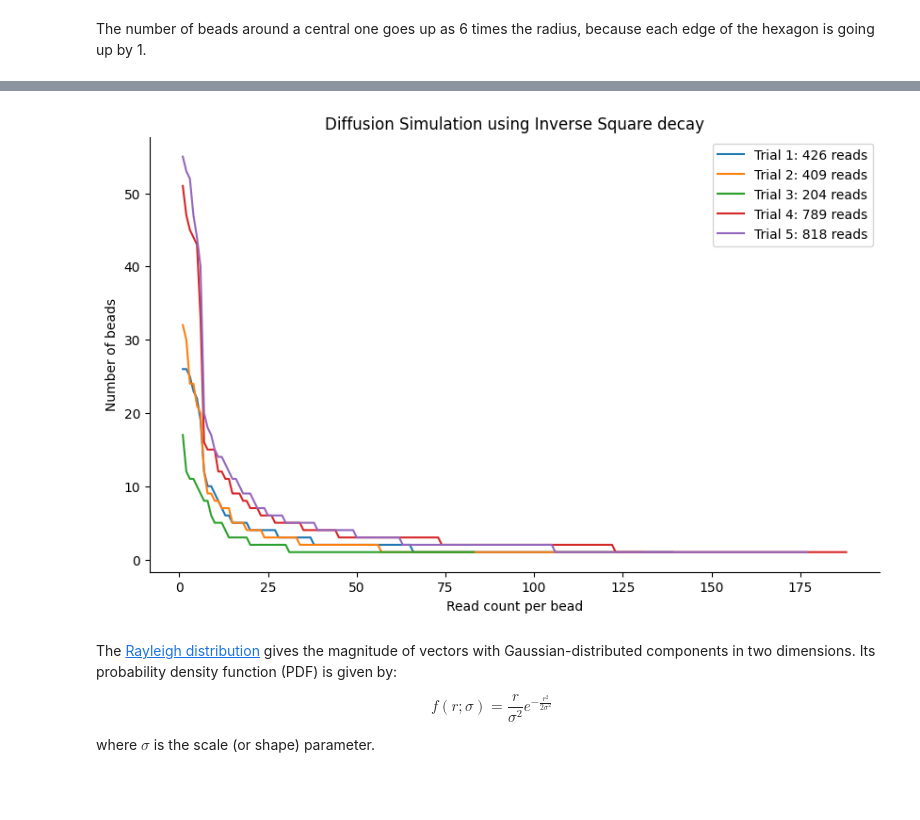
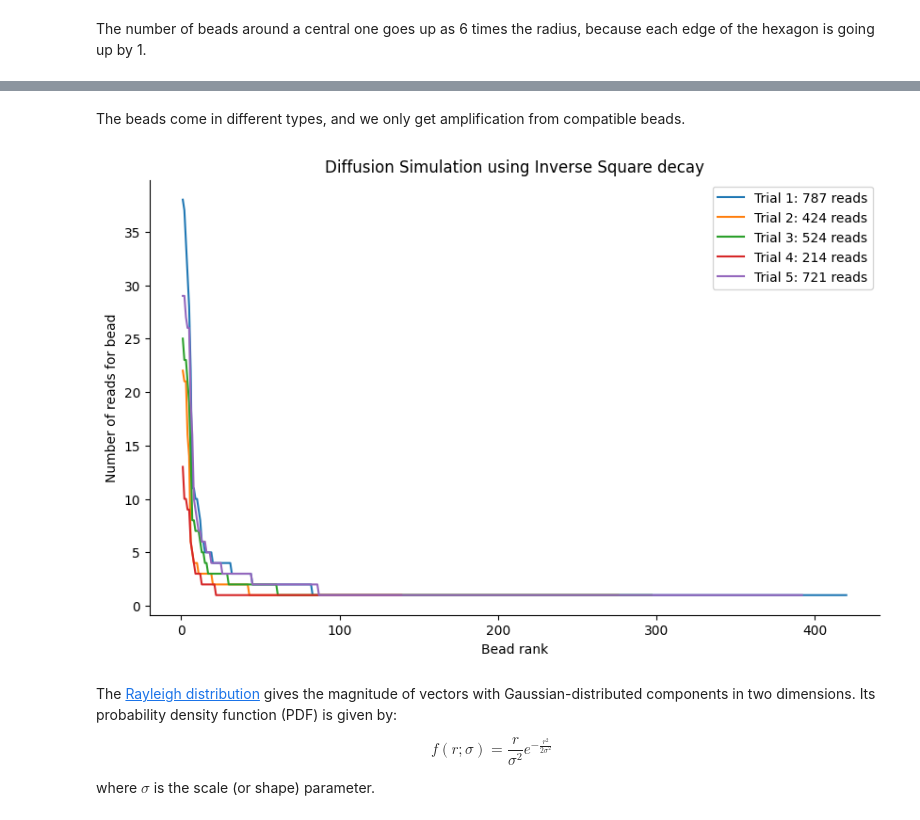
Before and after one commit to matsengrp/sci-space-v2, a Jupyter notebook: notebooks/model-occupancy.ipynb, the cells around one changed output, grey strips where cells are left out. Cells and saved outputs as stored; diff of their text form; code cells hidden in the pictures; blank space fills up the shorter version.

```diff
--- a/notebooks/model-occupancy.ipynb
+++ b/notebooks/model-occupancy.ipynb
@@ -29,6 +29,23 @@ def beads_in_ring(radius):
         int: The number of beads in the ring.
     """
     return 6*radius
+# %% [markdown]
+The beads come in different types, and we only get amplification from compatible beads.
+# %%
+# There are 20 types of beads, and so the probability of a bead being of a given type is 1/20.
+PROB_BEADS_COMPATIBLE = 19/20
+
+def compatible_beads_in_ring(radius):
+    """The number of beads in a ring that are compatible with the beads in the center.
+    This is a radndom variable with a binomial distribution of probability PROB_BEADS_COMPATIBLE.
+
+    Args:
+        radius (int): The radius of the ring.
+
+    Returns:
+        int: The number of compatible beads in the ring.
+    """
+    return np.random.binomial(beads_in_ring(radius), PROB_BEADS_COMPATIBLE)
 # %%
 def prepare_array_for_mutinomial(decay_fn, max_radius):
     """Make the array of weights for the multinomial distribution for the number
@@ -45,7 +62,7 @@ def prepare_array_for_mutinomial(decay_fn, max_radius):
     """
     weights = [0.0]
     for i in range(1, max_radius):
-        weights.extend([decay_fn(i)]*beads_in_ring(i))
+        weights.extend([decay_fn(i)]*compatible_beads_in_ring(i))
 
     weights_array = np.array(weights)
     weights_array = weights_array/np.sum(weights_array)
@@ -95,37 +112,37 @@ def plot_diffusion_simple(decay_fn, decay_name, max_radius, read_count, trials):
 
 def plot_diffusion(decay_fn, decay_name, max_radius, read_count_pdf, trials):
     plt.figure(figsize=(10, 6))
 
     max_y_value = 0  # to help set the yticks later
 
     for trial in range(trials):
         sampled_read_count = read_count_pdf()
         results = simulate_diffusion(decay_fn, max_radius, sampled_read_count)
         max_y_value = max(max_y_value, max(results))
 
         sns.lineplot(x=range(1, len(results) + 1), y=results, lw=1.5, label=f'Trial {trial+1}: {sampled_read_count} reads')
 
-    plt.xlabel("Read count per bead")
-    plt.ylabel("Number of beads")
+    plt.xlabel("Bead rank")
+    plt.ylabel("Number of reads for bead")
     plt.title(f"Diffusion Simulation using {decay_name} decay")
     plt.legend(loc='upper right')
 
     sns.despine()
     plt.show()
 
 
 # Specify a read_count_pdf such that the log of the value is uniformly distributed between the logarithms of 100 and 1000.
 def log_uniform_read_count_pdf():
     log_min = np.log(100)
     log_max = np.log(1000)
     return int(np.exp(np.random.uniform(log_min, log_max)))
 
 
-our_max_radius = 10
+our_max_radius = 50
 decay_fn_inv_square = lambda r: our_max_radius / (r**2) if r != 0 else 1
 plot_diffusion(decay_fn_inv_square, "Inverse Square", our_max_radius, log_uniform_read_count_pdf, 5)
 # %% [output]
-[figure, old version]
+[figure, new version]
 # %% [markdown]
 The [Rayleigh distribution](https://en.wikipedia.org/wiki/Rayleigh_distribution) gives the magnitude of vectors with Gaussian-distributed components in two dimensions. Its probability density function (PDF) is given by:
 
```
Also changed, not shown: parts of 18 cells of this notebook, 2 other files.
